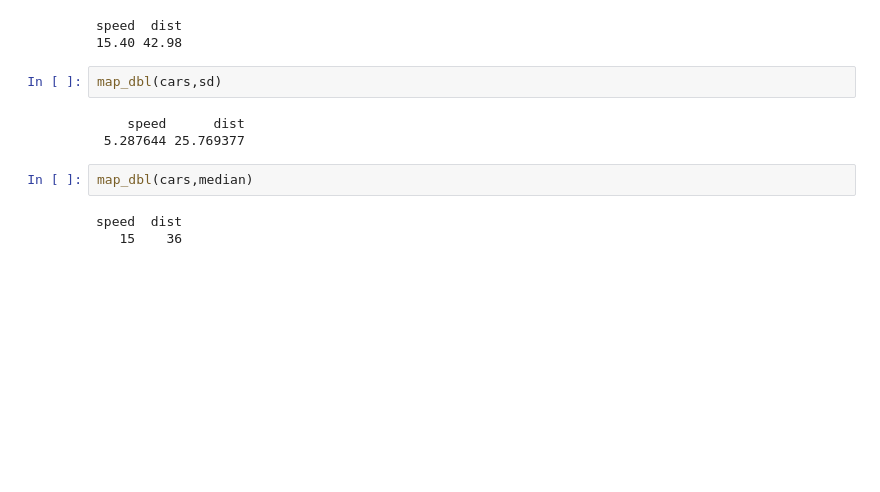
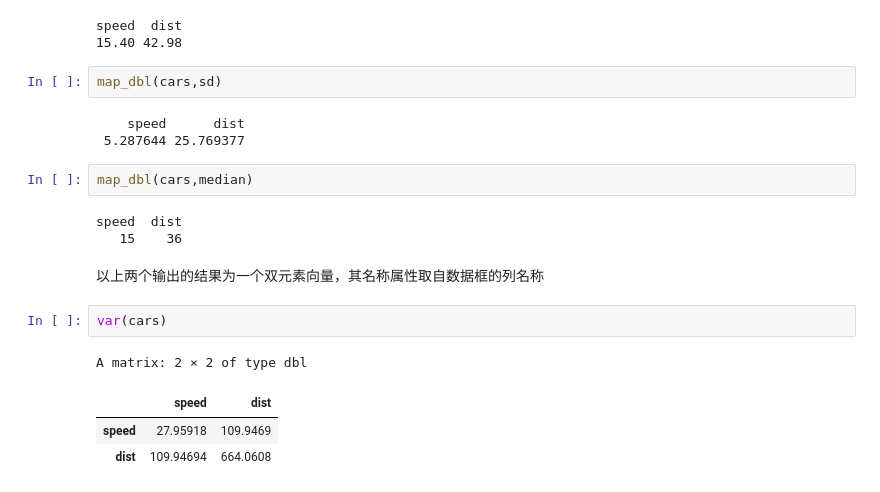
Before and after one commit to ruishuQU/R-Statistics-and-Graphics, a Jupyter notebook: R Cookbook/ch02 基础知识.ipynb, the cells around one changed output. Cells and saved outputs as stored; diff of their text form; blank space fills up the shorter version.

```diff
--- a/R Cookbook/ch02 基础知识.ipynb
+++ b/R Cookbook/ch02 基础知识.ipynb
@@ -411,3 +411,12 @@ map_dbl(cars,median)
 # %% [output]
 speed  dist
    15    36
+# %% [markdown]
+以上两个输出的结果为一个双元素向量，其名称属性取自数据框的列名称
+# %%
+var(cars)
+# %% [output]
+A matrix: 2 × 2 of type dbl
+|  | speed | dist |
+| speed | 27.95918 | 109.9469 |
+| dist | 109.94694 | 664.0608 |
```
Also changed, not shown: parts of 3 cells of this notebook.
